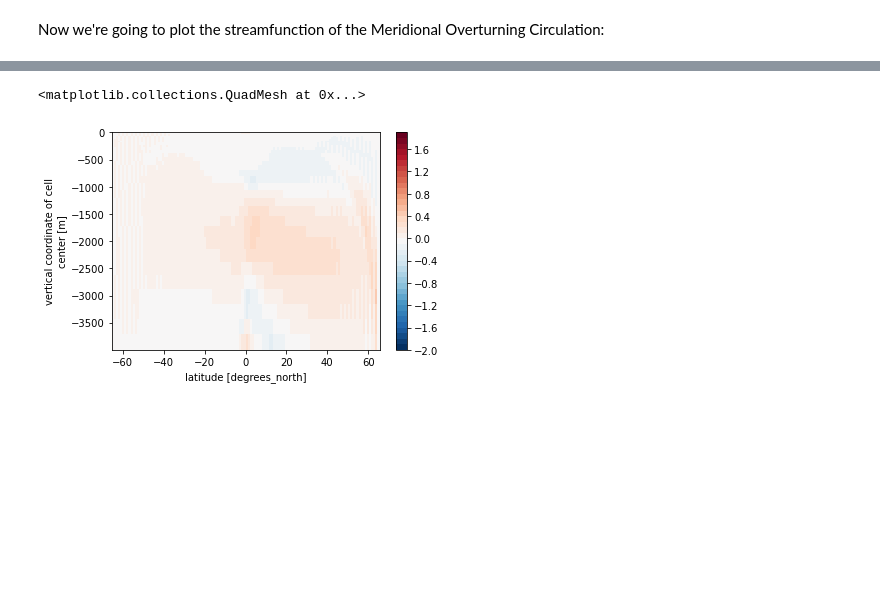
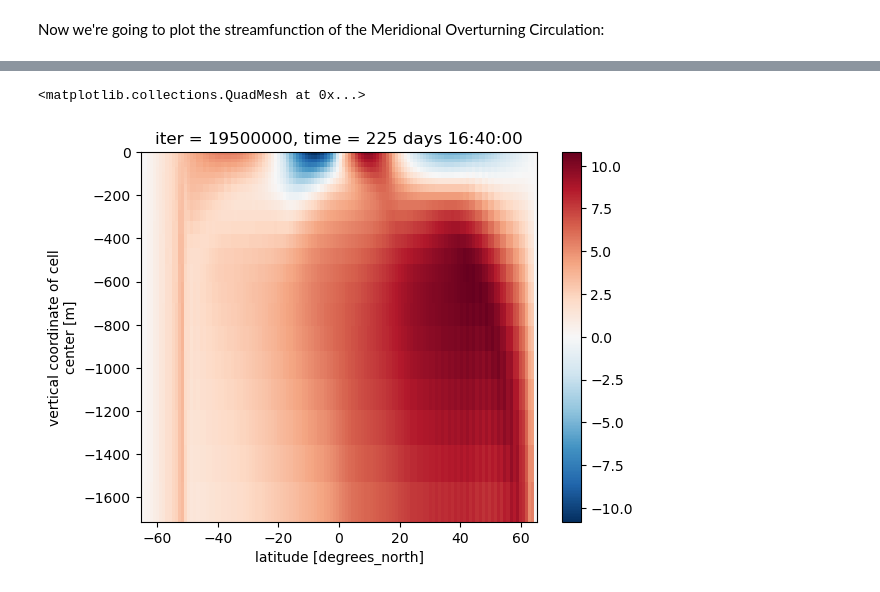
Before and after one commit to loganpknudsen/deep_ekman, a Jupyter notebook: open_output.ipynb, the cells around one changed output, grey strips where cells are left out. Saved outputs shown, nothing was run; the diff lists cells and outputs as text; code cells hidden in the pictures; blank space fills up the shorter version.

```diff
--- a/open_output.ipynb
+++ b/open_output.ipynb
@@ -10,5 +12,5 @@ To open the output, point this to the location where the output is located, and
 # %%
-ds = xmitgcm.open_mdsdataset('/scratch/user/spencerjones/deep_ekman/run/',prefix=['dyn'])
+ds = xmitgcm.open_mdsdataset('/home/jupyter-loganpknudsen/run_hr/',prefix=['dyn'])
 ds
 # %% [output]
 <xarray.Dataset>
@@ -30,0 +44,3 @@ Coordinates: (12/37)
+# %%
+ds_lr = xmitgcm.open_mdsdataset('/home/jupyter-loganpknudsen/run_lr/',prefix=['dyn'])
+ds_lr
@@ -75,5 +185,7 @@ I often find it quite useful to look at how this is changing too:
 # %%
-((ds.VVEL*ds.dxG*ds.drF).isel(time=-1).sum('XC')/10**6-(ds.VVEL*ds.dxG*ds.drF).isel(time=-70).sum('XC')/10**6).plot(levels=np.arange(-2,2,0.1))
+a = (ds_lr.VVEL*ds.dxG*ds.drF).isel(time=-1).sum('XC')/10**6
+b = a.cumsum('Z')
+b.plot()
 # %% [output]
 <matplotlib.collections.QuadMesh at 0x...>
-[figure, old version]
+[figure, new version]
```
Also changed, not shown: parts of 42 cells of this notebook, 1 other file.
